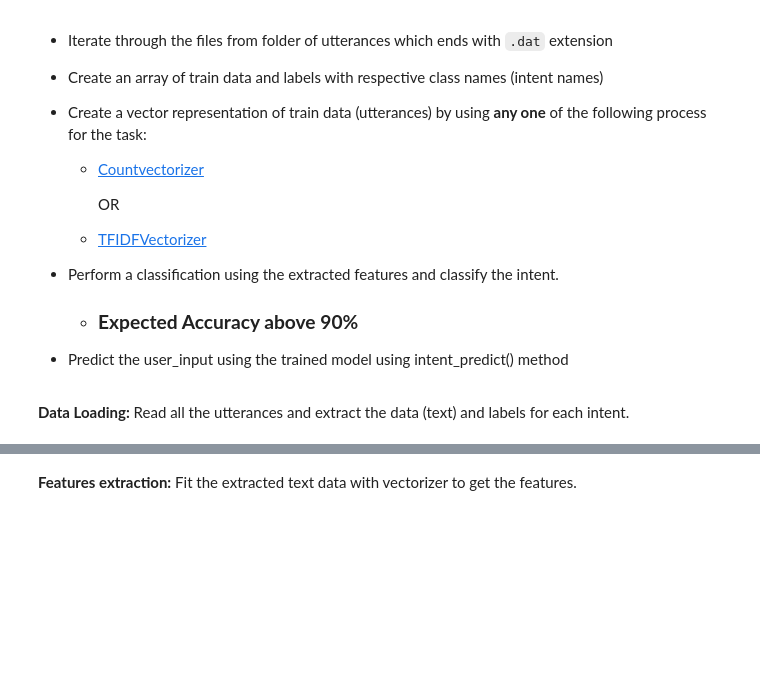
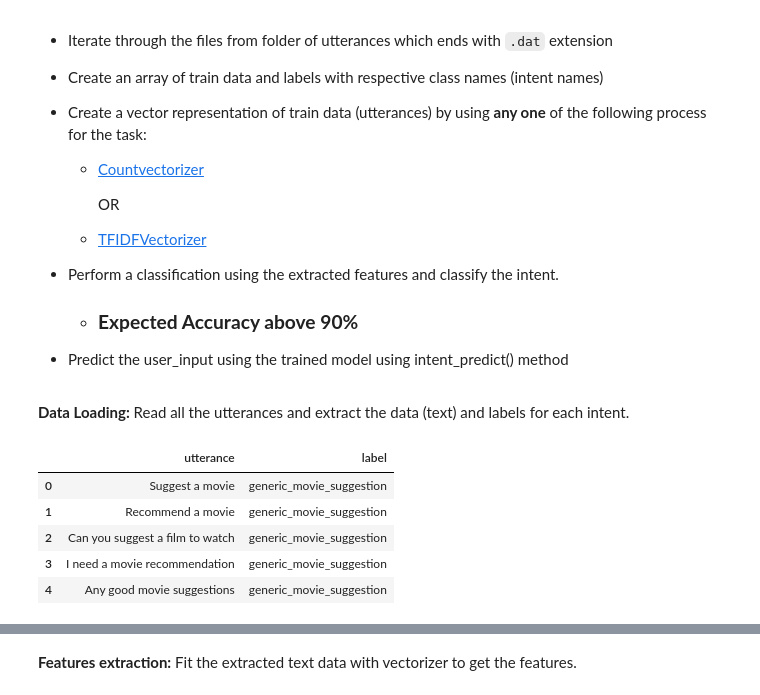
Before and after one commit to vikramvundyala/python_AI-ML, a Jupyter notebook: Chatbot_Hackathon_Movie_pred.ipynb, the cells around one changed output, grey strips where cells are left out. Cells and saved outputs as stored; diff of their text form; code cells hidden in the pictures; blank space fills up the shorter version.

```diff
--- a/Chatbot_Hackathon_Movie_pred.ipynb
+++ b/Chatbot_Hackathon_Movie_pred.ipynb
@@ -308,3 +308,13 @@ To classify the intents based on user input, model must be trained on all the ut
 **Data Loading:** Read all the utterances and extract the data (text) and labels for each intent.
 # %%
 # YOUR CODE HERE for loading and preparing the data
+
+df_movies = pd.read_csv(path_utterances + '/get_movie_recommendation.dat')
+df_movies.head()
+# %% [output]
+|  | utterance | label |
+| 0 | Suggest a movie | generic_movie_suggestion |
+| 1 | Recommend a movie | generic_movie_suggestion |
+| 2 | Can you suggest a film to watch | generic_movie_suggestion |
+| 3 | I need a movie recommendation | generic_movie_suggestion |
+| 4 | Any good movie suggestions | generic_movie_suggestion |
```
Also changed, not shown: parts of 9 cells of this notebook.
